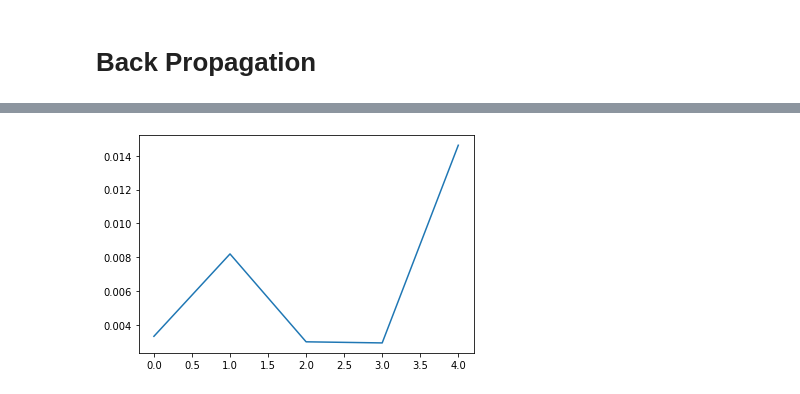
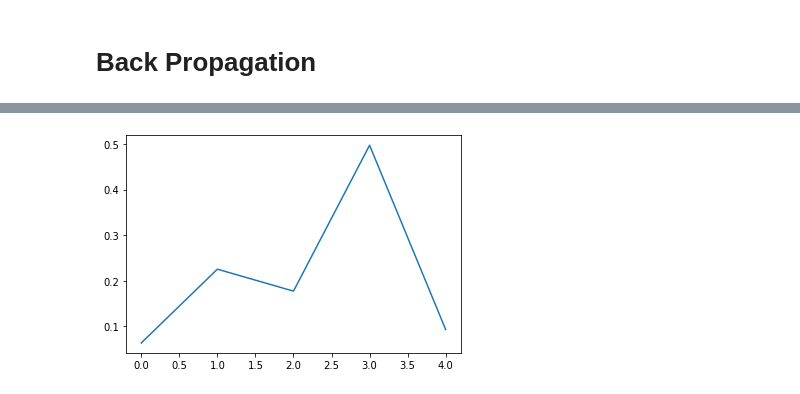
Before and after one commit to npourazin/Fruit-Classification-ANN, a Jupyter notebook: Fruit_Calssification_notebook.ipynb, the cells around one changed output, grey strips where cells are left out. Drawn from its saved outputs; the diff is of its cells as text; code cells hidden in the pictures.

Commit message:
Add vectorization (bug-prone graph)

```diff
--- a/Fruit_Calssification_notebook.ipynb
+++ b/Fruit_Calssification_notebook.ipynb
@@ -109,7 +109,7 @@ def run_back_propagated():
     for i in range(0, epoch_number):
         # shuffle the train set
         random.shuffle(trimmed_train_set)
-        batches = [train_set[x:x + batch_size] for x in range(0, 100, batch_size)]
+        batches = [train_set[x:x + batch_size] for x in range(0, data_size, batch_size)]
         for batch in batches:
 
             grad_W = [
@@ -135,11 +135,11 @@ def run_back_propagated():
                 z[0] = td[0]
                 np.reshape(z[0], (102, 1))
 
-                for i in range(1, 4):
+                for j in range(1, 4):
                     # for each next layer, z is calculated as discussed below
-                    z[i] = sigmoid(W[i - 1] @ z[i - 1] + B[i - 1])
+                    z[j] = sigmoid(W[j - 1] @ z[j - 1] + B[j - 1])
 
-                    # ** layer 4
+                # ** layer 4
                 for j in range(layer_sizes[3]):
                     grad_B[2][j, 0] += 2 * (z[3][j, 0] - td[1][j, 0]) * d_sigmoid(z[3][j, 0])  # bias layer 4
 
@@ -208,4 +208,4 @@ Wall time: 1min 13s
-[figure, old version]
+[figure, new version]
 # %%
 %%time
 batch_size = 20
```
Also changed, not shown: parts of 4 cells of this notebook, 1 other file.
